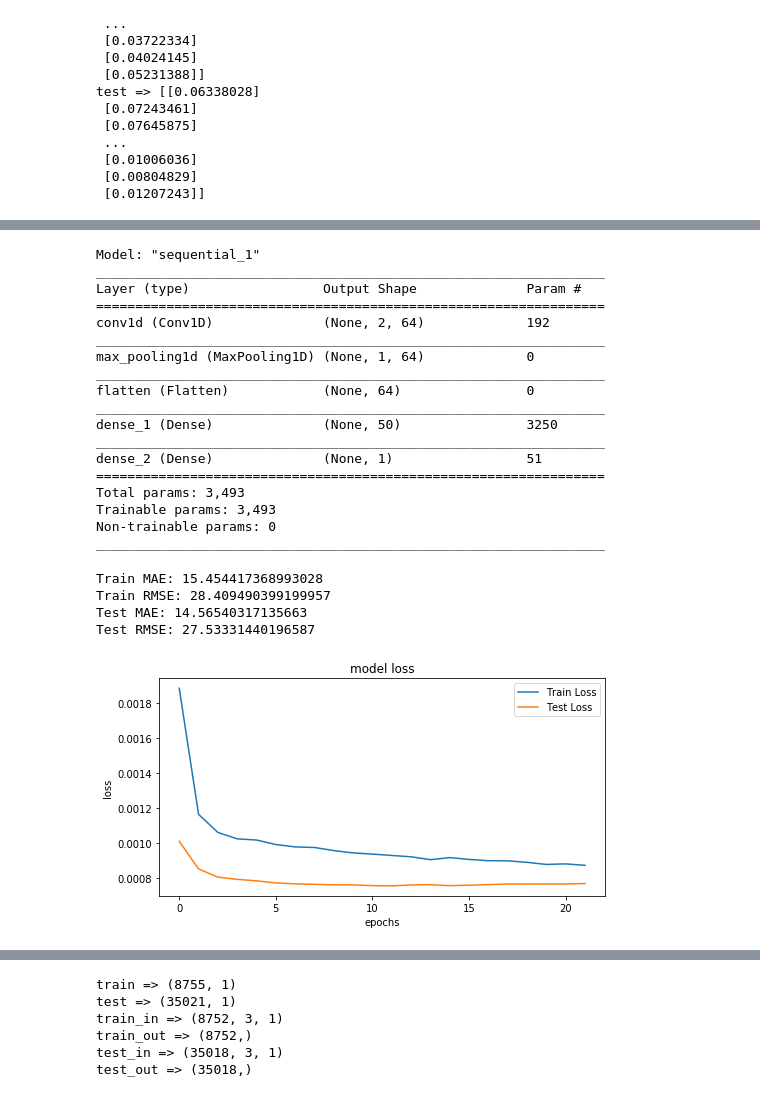
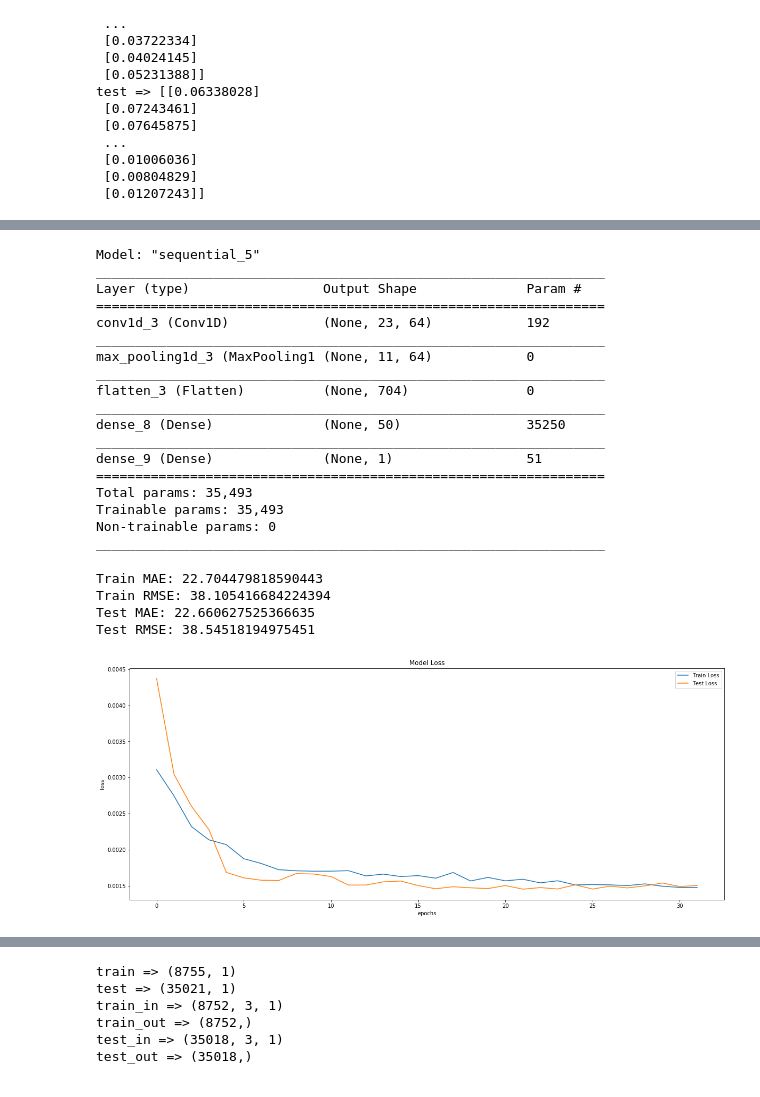
Before and after one commit to mocatfrio/computational-intelligence, a Jupyter notebook: 2019/final-project/terfinal-project-kk.ipynb, the cells around one changed output, grey strips where cells are left out. Drawn from its saved outputs; the diff is of its cells as text; code cells hidden in the pictures.

```diff
--- a/2019/final-project/terfinal-project-kk.ipynb
+++ b/2019/final-project/terfinal-project-kk.ipynb
@@ -477,12 +488,12 @@ test_out => (35018,)
 # %%
 # define model
 model = Sequential()
-model.add(Conv1D(filters=64, kernel_size=2, activation='relu', input_shape=(3, 1)))
+model.add(Conv1D(filters=64, kernel_size=2, activation='relu', input_shape=(24, 1)))
 model.add(MaxPooling1D(pool_size=2))
 model.add(Flatten())
 model.add(Dense(50, activation='relu'))
 model.add(Dense(1))
-model.compile(optimizer='adam', loss='mse', metrics=['mae', 'mape', 'acc'])
+model.compile(optimizer='adam', loss='mse')
 # %%
 # train data and recorded in history
 history = model.fit(data['train_in'], data['train_out'], epochs=50, batch_size=70,
@@ -509,22 +520,22 @@ Epoch 22/50
 # %%
 model.summary()
 # %% [output]
-Model: "sequential_1"
+Model: "sequential_5"
 _________________________________________________________________
 Layer (type)                 Output Shape              Param #
 =================================================================
-conv1d (Conv1D)              (None, 2, 64)             192
+conv1d_3 (Conv1D)            (None, 23, 64)            192
 _________________________________________________________________
-max_pooling1d (MaxPooling1D) (None, 1, 64)             0
+max_pooling1d_3 (MaxPooling1 (None, 11, 64)            0
 _________________________________________________________________
-flatten (Flatten)            (None, 64)                0
+flatten_3 (Flatten)          (None, 704)               0
 _________________________________________________________________
-dense_1 (Dense)              (None, 50)                3250
+dense_8 (Dense)              (None, 50)                35250
 _________________________________________________________________
-dense_2 (Dense)              (None, 1)                 51
+dense_9 (Dense)              (None, 1)                 51
 =================================================================
-Total params: 3,493
-Trainable params: 3,493
+Total params: 35,493
+Trainable params: 35,493
 Non-trainable params: 0
 _________________________________________________________________
 # %%
@@ -547,21 +558,21 @@ print('Train RMSE:',np.sqrt(mean_squared_error(data['train_out'][0], prediction[
 print('Test MAE:', mean_absolute_error(data['test_out'][0], prediction['test_predict'][:,0]))
 print('Test RMSE:',np.sqrt(mean_squared_error(data['test_out'][0], prediction['test_predict'][:,0])))
 # %% [output]
-Train MAE: 15.454417368993028
-Train RMSE: 28.409490399199957
-Test MAE: 14.56540317135663
-Test RMSE: 27.53331440196587
+Train MAE: 22.704479818590443
+Train RMSE: 38.105416684224394
+Test MAE: 22.660627525366635
+Test RMSE: 38.54518194975451
 # %%
-plt.figure(figsize=(8,4))
+plt.figure(figsize=(20,8))
 plt.plot(history.history['loss'], label='Train Loss')
 plt.plot(history.history['val_loss'], label='Test Loss')
-plt.title('model loss')
+plt.title('Model Loss')
 plt.ylabel('loss')
 plt.xlabel('epochs')
 plt.legend(loc='upper right')
 plt.show();
 # %% [output]
-[figure, old version]
+[figure, new version]
 # %%
 rng = 24*7
 aa = [x for x in range(rng)]
```
Also changed, not shown: parts of 26 cells of this notebook, 1 other file.
